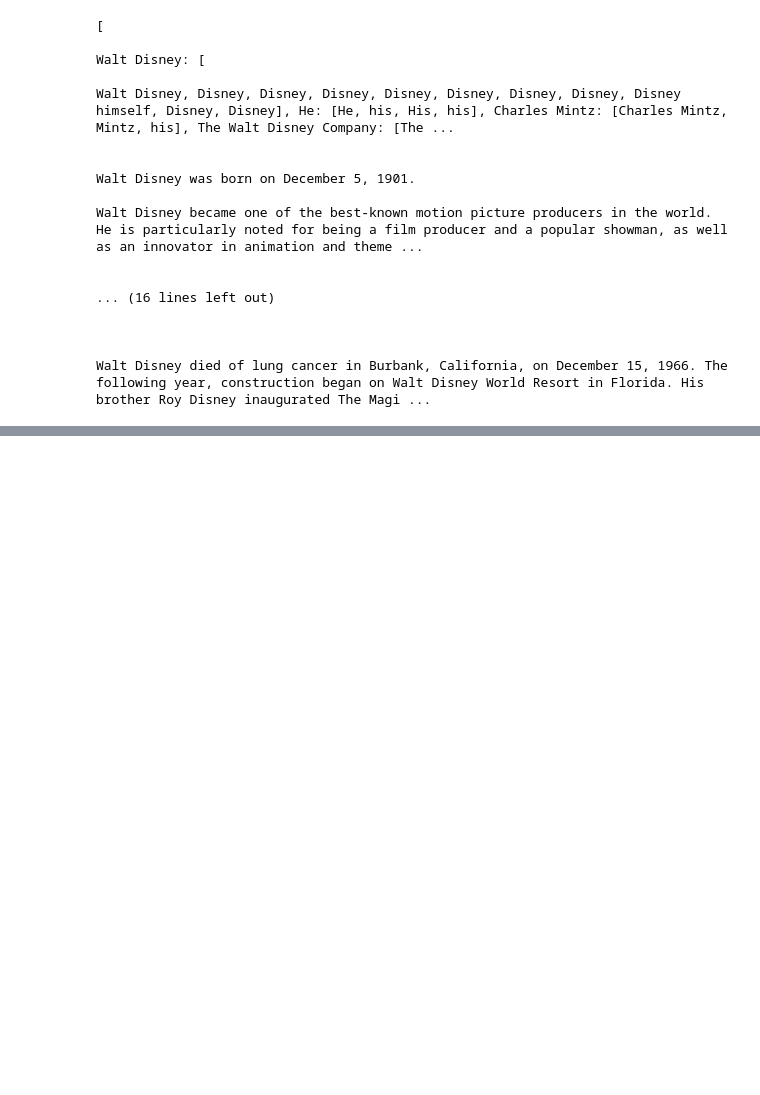
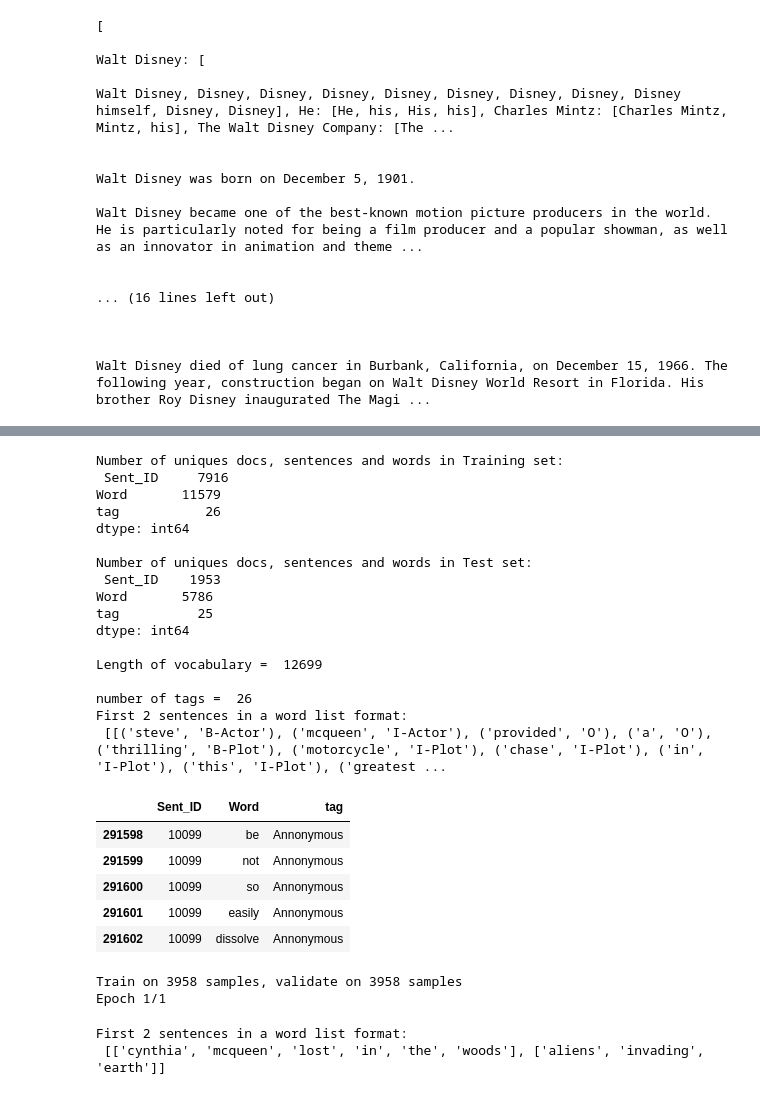
Before and after one commit to michelleliza/if4072-movie-genre-classification, a Jupyter notebook: Movie Genre Classification.ipynb, the cells around one changed output, grey strips where cells are left out. Cells and saved outputs as stored; diff of their text form; code cells hidden in the pictures; blank space fills up the shorter version.

```diff
--- a/Movie Genre Classification.ipynb
+++ b/Movie Genre Classification.ipynb
@@ -230,6 +255,8 @@ LSTM_N = 150
 BS=48
 
 data = pd.read_csv("ner_train.csv", encoding="latin1")
+data.append(new_df)
+
 test_data = pd.read_csv("ner_test.csv", encoding="latin1")
 
 print("Number of uniques docs, sentences and words in Training set:\n",data.nunique())
@@ -237,37 +264,65 @@ print("\nNumber of uniques docs, sentences and words in Test set:\n",test_data.n
 
 # Creating a vocabulary
 words = list(set(data["Word"].append(test_data["Word"]).values))
+# for item in all_vocab:
+#     words.append(item)
+# # words.append('marco')
+words = list(set(words))
 words.append("ENDPAD")
 
 # Converting greek characters to ASCII characters eg. 'naïve café' to 'naive cafe'
 words = [unicodedata.normalize('NFKD', str(w)).encode('ascii','ignore') for w in words]
 n_words = len(words)
 print("\nLength of vocabulary = ",n_words)
 
 tags = list(set(data["tag"].values))
 n_tags = len(tags)
 print("\nnumber of tags = ",n_tags)
 
 # Creating words to indices dictionary.
 word2idx = {w: i for i, w in enumerate(words)}
 # Creating tags to indices dictionary.
 tag2idx = {t: i for i, t in enumerate(tags)}
 
 def get_tagged_sentences(data):
     agg_func = lambda s: [(w, t) for w, t in zip(s["Word"].values.tolist(), s["tag"].values.tolist())]
     grouped = data.groupby("Sent_ID").apply(agg_func)
     sentences = [s for s in grouped]
     return sentences
 
 def get_test_sentences(data):
     agg_func = lambda s: [w for w in s["Word"].values.tolist()]
     grouped = data.groupby("Sent_ID").apply(agg_func)
     sentences = [s for s in grouped]
     return sentences
 
 # Getting training sentences in a list
 sentences = get_tagged_sentences(data)
 print("First 2 sentences in a word list format:\n",sentences[0:2])
+# %% [output]
+Number of uniques docs, sentences and words in Training set:
+ Sent_ID     7916
+Word       11579
+tag           26
+dtype: int64
+
+Number of uniques docs, sentences and words in Test set:
+ Sent_ID    1953
+Word       5786
+tag          25
+dtype: int64
+
+Length of vocabulary =  12699
+
+number of tags =  26
+First 2 sentences in a word list format:
+ [[('steve', 'B-Actor'), ('mcqueen', 'I-Actor'), ('provided', 'O'), ('a', 'O'), ('thrilling', 'B-Plot'), ('motorcycle', 'I-Plot'), ('chase', 'I-Plot'), ('in', 'I-Plot'), ('this', 'I-Plot'), ('greatest ...
+|  | Sent_ID | Word | tag |
+| 291598 | 10099 | be | Annonymous |
+| 291599 | 10099 | not | Annonymous |
+| 291600 | 10099 | so | Annonymous |
+| 291601 | 10099 | easily | Annonymous |
+| 291602 | 10099 | dissolve | Annonymous |
 # %%
 # Converting words to indices for test sentences (Features)
 # Converting greek characters to ASCII characters in train set eg. 'naïve café' to 'naive cafe'
@@ -314,13 +369,16 @@ out = TimeDistributed(Dense(n_tags, activation="softmax"))(model) # softmax outp
 model = Model(input, out)
 
 model.compile(optimizer="adam", loss="categorical_crossentropy", metrics=["accuracy"])
-history = model.fit(X, np.array(y), batch_size=BS, epochs=1, validation_split=0.5, verbose=1)
+history = model.fit(X, np.array(y), batch_size=BS, epochs=2, validation_split=0.05, verbose=1)
+# %% [output]
+Train on 3958 samples, validate on 3958 samples
+Epoch 1/1
 # %%
 # print(test_data)
 # print()
 test_sentences = get_test_sentences(test_data)
 # print(type(test_sentences))
-test_sentences1 = [['woody','lost','in','the','woods'], ['aliens','invading','earth']]
+test_sentences1 = [['cynthia','mcqueen','lost','in','the','woods'], ['aliens','invading','earth']]
 # test_sentences2 = [['i', 'need', 'that', 'movie', 'which', 'involves', 'aliens', 'invading', 'earth', 'in', 'a', 'particular', 'united', 'states', 'place', 'in', 'california'], ['what', 'soviet', 'science', 'fiction', 'classic', 'about', 'a', 'mysterious', 'planet', 'was', 'later', 'remade', 'by', 'steven', 'soderbergh', 'and', 'george', 'clooney']]
 # print(len(test_sentences1))
 # print(len(test_sentences2))
@@ -330,6 +388,9 @@ X_test = [[word2idx[unicodedata.normalize('NFKD', str(w)).
 encode('ascii','ignore')] for w in s] for s in test_sentences1]
 
 X_test = pad_sequences(maxlen=MAXLEN, sequences=X_test, padding="post", value=n_words - 1)
+# %% [output]
+First 2 sentences in a word list format:
+ [['cynthia', 'mcqueen', 'lost', 'in', 'the', 'woods'], ['aliens', 'invading', 'earth']]
 # %%
 # Predicting on trained model
 pred = model.predict(X_test)
```
Also changed, not shown: parts of 4 cells of this notebook.
